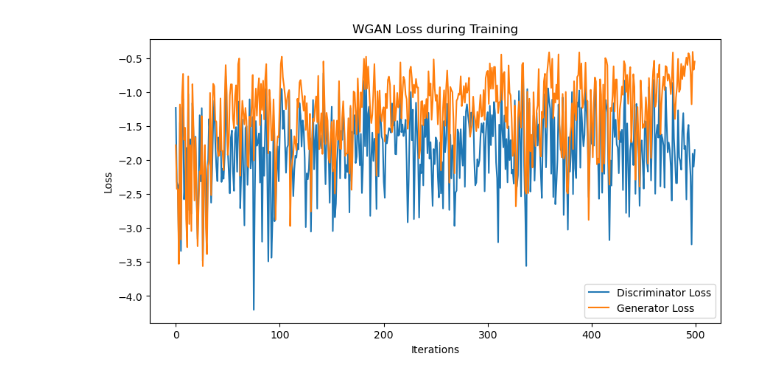
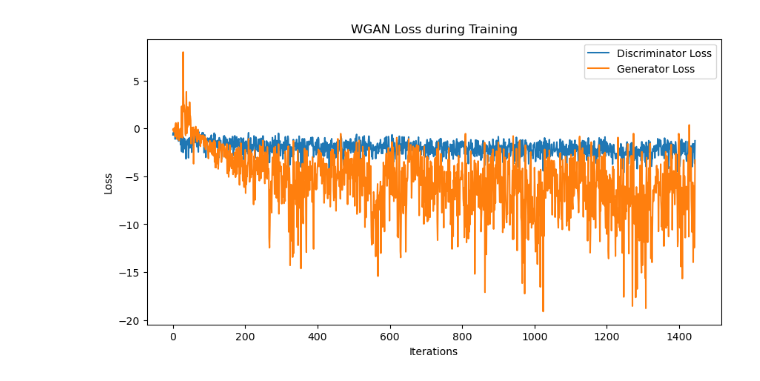
Before and after one commit to EricXiaozj/NetGenRL, a Jupyter notebook: loss.ipynb, the cells around one changed output. Cells and saved outputs as stored; diff of their text form; code cells hidden in the pictures.

```diff
--- a/loss.ipynb
+++ b/loss.ipynb
@@ -2,32 +2,32 @@
 import matplotlib.pyplot as plt
 import re
 # %%
-log_file_path = './save_seq/cgan_v6_4.log'  # 替换为你的日志文件路径
+log_file_path = './save_seq/cgan.log'  # 替换为你的日志文件路径
 
 # 用来存储损失值的列表
 d_losses = []
 g_losses = []
 
 with open(log_file_path, 'r') as file:
     for line in file:
         # 使用正则表达式提取 D Loss 和 G Loss
         match = re.search(r"D Loss: (-?\d+\.\d+)", line)
         if match:
             d_losses.append(float(match.group(1)))
 
         match = re.search(r"G Loss: (-?\d+\.\d+)", line)
         if match:
             g_losses.append(float(match.group(1)))
 
 # 绘制损失曲线
 plt.figure(figsize=(10, 5))
 # plt.axis([0, 200, -0.5, 100])
 plt.plot(d_losses, label='Discriminator Loss')
 plt.plot(g_losses, label='Generator Loss')
 plt.title('WGAN Loss during Training')
 plt.xlabel('Iterations')
 plt.ylabel('Loss')
 plt.legend()
 plt.show()
 # %% [output]
-[figure, old version]
+[figure, new version]
```
Also changed, not shown: 5 other files.
